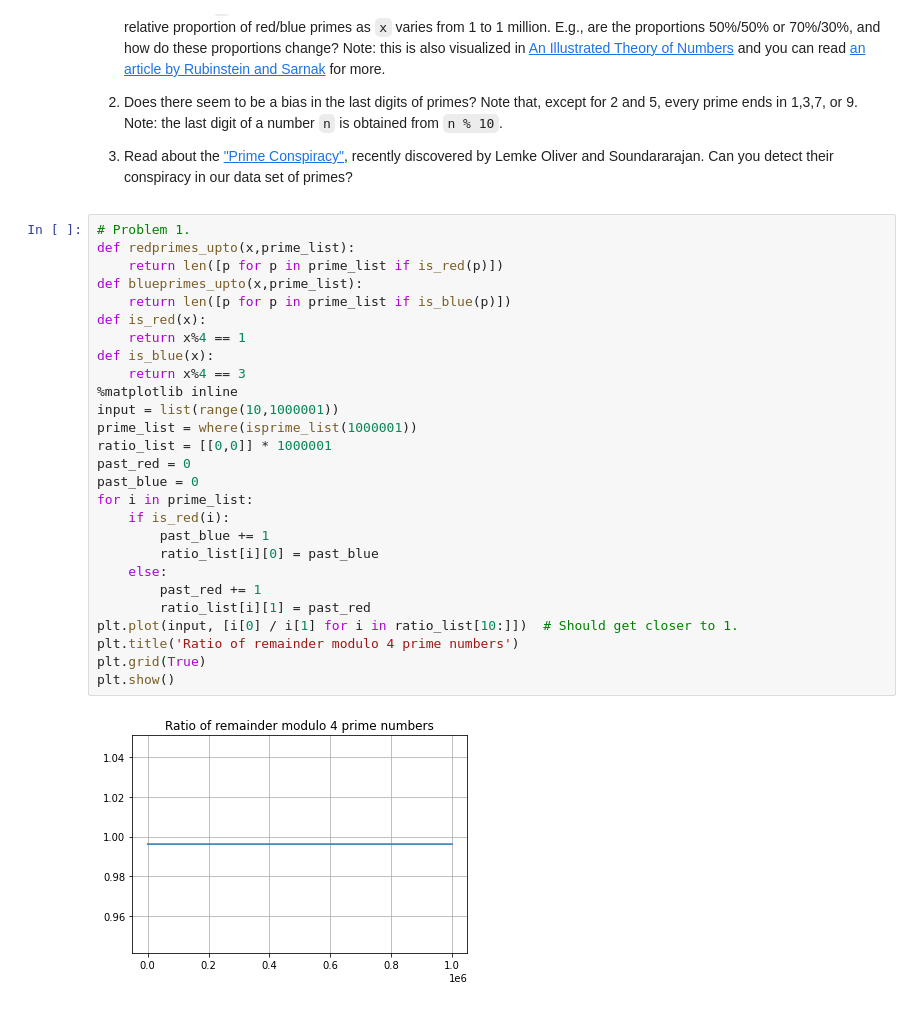
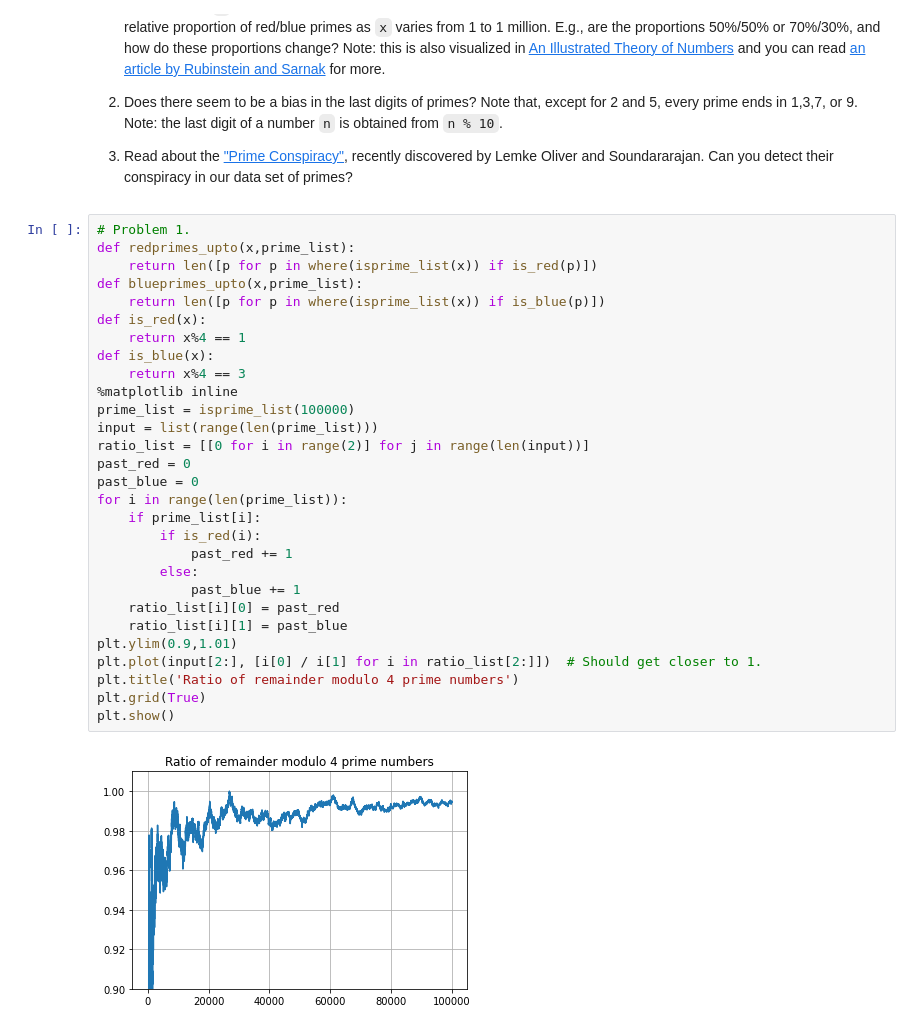
Before and after one commit to jdvallad/Math-152, a Jupyter notebook: P4M_Notebook_3.ipynb, the cells around one changed output. Saved outputs shown, nothing was run; the diff lists cells and outputs as text.

```diff
--- a/P4M_Notebook_3.ipynb
+++ b/P4M_Notebook_3.ipynb
@@ -1089,29 +1091,31 @@ Observe that gaps of 2 (twin primes) are pretty frequent.  There are over 8000 o
 # %%
 # Problem 1.
 def redprimes_upto(x,prime_list):
-    return len([p for p in prime_list if is_red(p)])
+    return len([p for p in where(isprime_list(x)) if is_red(p)])
 def blueprimes_upto(x,prime_list):
-    return len([p for p in prime_list if is_blue(p)])
+    return len([p for p in where(isprime_list(x)) if is_blue(p)])
 def is_red(x):
     return x%4 == 1
 def is_blue(x):
     return x%4 == 3
 %matplotlib inline
-input = list(range(10,1000001))
-prime_list = where(isprime_list(1000001))
-ratio_list = [[0,0]] * 1000001
+prime_list = isprime_list(100000)
+input = list(range(len(prime_list)))
+ratio_list = [[0 for i in range(2)] for j in range(len(input))]
 past_red = 0
 past_blue = 0
-for i in prime_list:
-    if is_red(i):
-        past_blue += 1
-        ratio_list[i][0] = past_blue
-    else:
-        past_red += 1
-        ratio_list[i][1] = past_red
-plt.plot(input, [i[0] / i[1] for i in ratio_list[10:]])  # Should get closer to 1.
+for i in range(len(prime_list)):
+    if prime_list[i]:
+        if is_red(i):
+            past_red += 1
+        else:
+            past_blue += 1
+    ratio_list[i][0] = past_red
+    ratio_list[i][1] = past_blue
+plt.ylim(0.9,1.01)
+plt.plot(input[2:], [i[0] / i[1] for i in ratio_list[2:]])  # Should get closer to 1.
 plt.title('Ratio of remainder modulo 4 prime numbers')
 plt.grid(True)
 plt.show()
 # %% [output]
-[figure, old version]
+[figure, new version]
```
Also changed, not shown: parts of 12 cells of this notebook.
